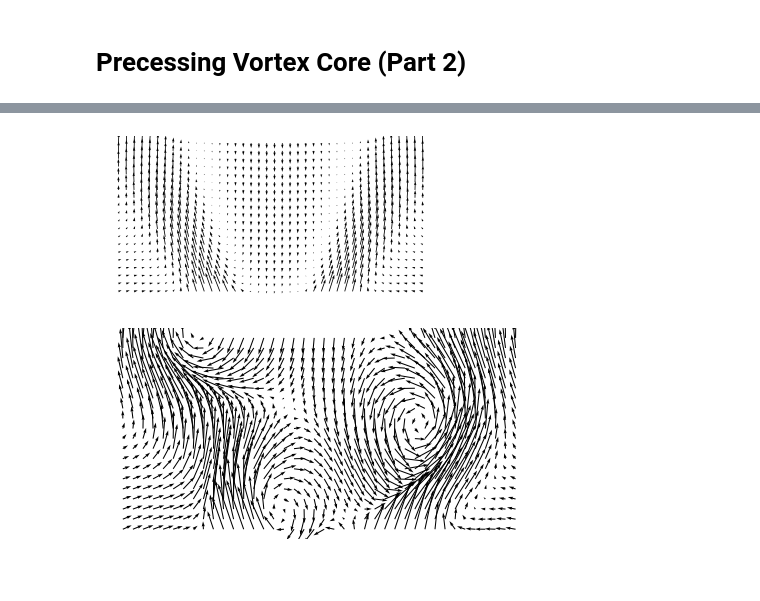
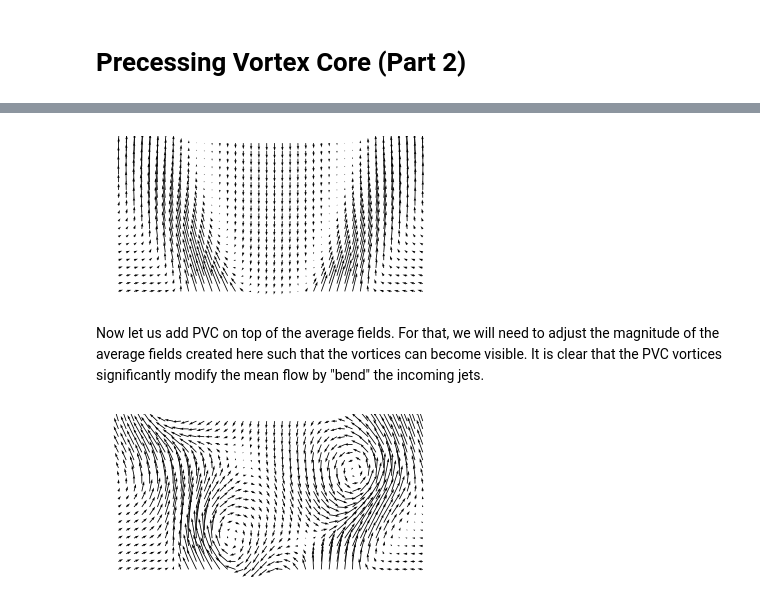
Before and after one commit to chuckedfromspace/pythonize, a Jupyter notebook: pythonize/fluids/pvc_p2.ipynb, the cells around one changed output, grey strips where cells are left out. Drawn from its saved outputs; the diff is of its cells as text; code cells hidden in the pictures; blank space fills up the shorter version.

```diff
--- a/pythonize/fluids/pvc_p2.ipynb
+++ b/pythonize/fluids/pvc_p2.ipynb
@@ -145,42 +179,30 @@ x = np.arange(-2.9, 3.1, 0.05)
 y = np.arange(0, 3, 0.05)
 X, Y = np.meshgrid(x, y)
 
-x = np.arange(120)
 # vector plot
 _, ax = plt.subplots(1, 1, figsize=(6, 6))
-v_x_avg = create_vx(x)*0.1
-v_y_avg = create_vy(x)*0.1
+v_x_avg = create_vx(np.arange(120))
+v_y_avg = create_vy(np.arange(120))
 vskip = 3
 ax.quiver(X[::vskip, ::vskip], Y[::vskip, ::vskip], v_x_avg[::vskip, ::vskip],
-          v_y_avg[::vskip, ::vskip], units='width')
+          v_y_avg[::vskip, ::vskip], units='width', scale=300)
 ax.set_aspect('1')
 plt.axis('off')
 plt.show()
 # %% [output]
-[figure, old version]
+[figure, new version]
-# %%
-import matplotlib.animation as animation
-
-f = 470
-fig = plt.figure(frameon=False, figsize=(6, 3.5))
-# remove whitespace
-ax = plt.Axes(fig, [0., 0., 1., 1.])
-ax.set_axis_off()
-fig.add_axes(ax)
-ax.set_aspect('1')
-t = np.arange(8)*1/(8*f)
-ims = []
-for _t in t:
-    v_array = pvc_1()*np.cos(2*np.pi*f*_t) + pvc_2()*np.sin(2*np.pi*f*_t)
-    v_x = v_array[0, :] + v_x_avg
-    v_y = v_array[1, :] + v_y_avg
-    vskip = 3
-    Q = ax.quiver(X[::vskip, ::vskip], Y[::vskip, ::vskip], v_x[::vskip, ::vskip],
-                    v_y[::vskip, ::vskip], units='width', scale=20)
-    plt.axis('off')
-    ims.append([Q])
-
-ani = animation.ArtistAnimation(fig, ims, interval=150/f*500, blit=True)
-ani.save('swirl.gif', dpi=300, writer='imagemagick')
-# %% [output]
-[figure, removed]
+# %% [markdown]
+Now let us add PVC on top of the average fields. For that, we will need to adjust the magnitude of the average fields created here such that the vortices can become visible. It is clear that the PVC vortices significantly modify the mean flow by "bend" the incoming jets.
+# %%
+_, ax = plt.subplots(1, 1, figsize=(6, 6))
+v_array = pvc_1()
+v_x = v_x_avg*0.1 + v_array[0, :]
+v_y = v_y_avg*0.1 + v_array[1, :]
+vskip = 3
+ax.quiver(X[::vskip, ::vskip], Y[::vskip, ::vskip], v_x[::vskip, ::vskip],
+          v_y[::vskip, ::vskip], units='width', scale=30)
+ax.set_aspect('1')
+plt.axis('off')
+plt.show()
+# %% [output]
+[figure, added]
```
Also changed, not shown: parts of 10 cells of this notebook.
